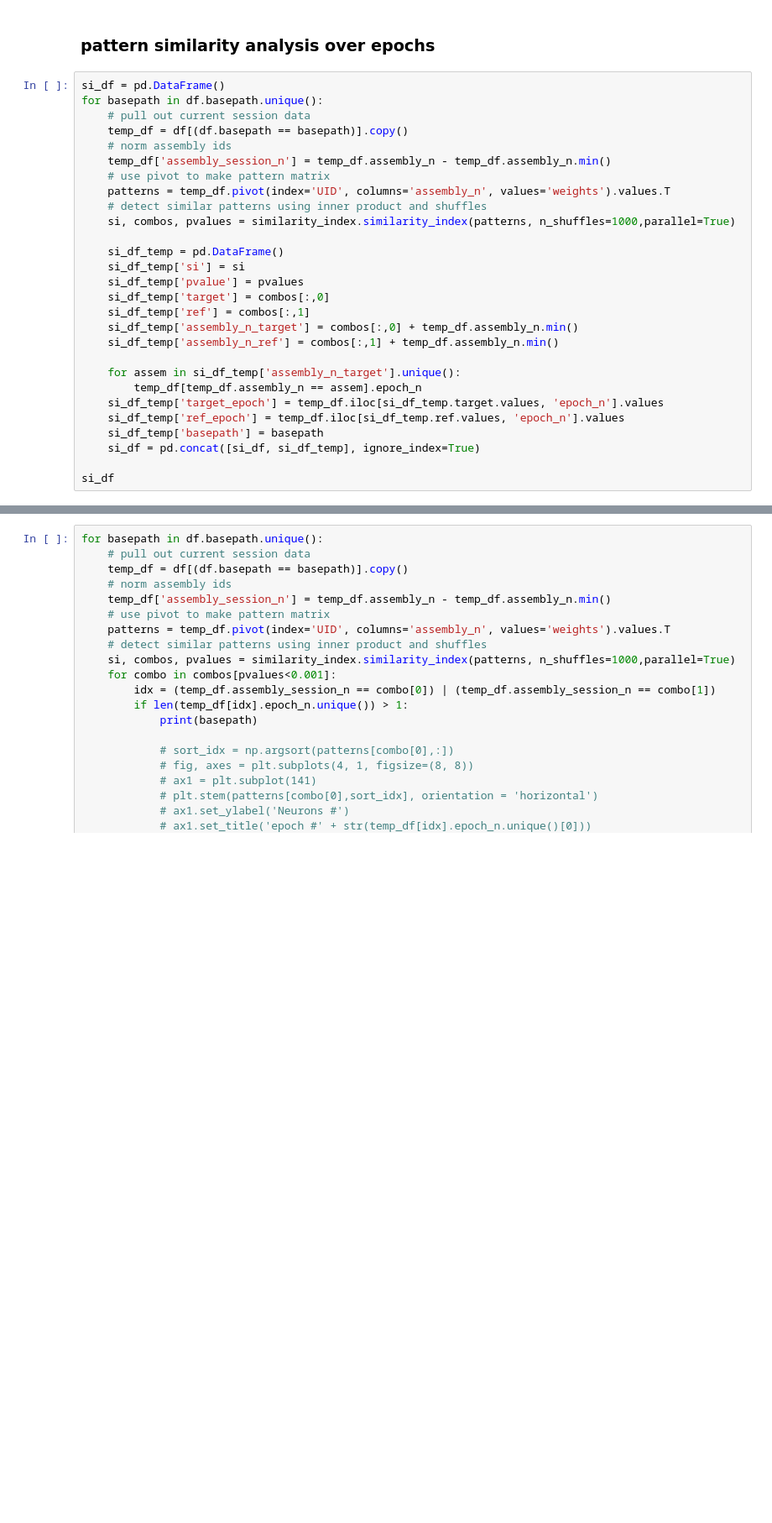
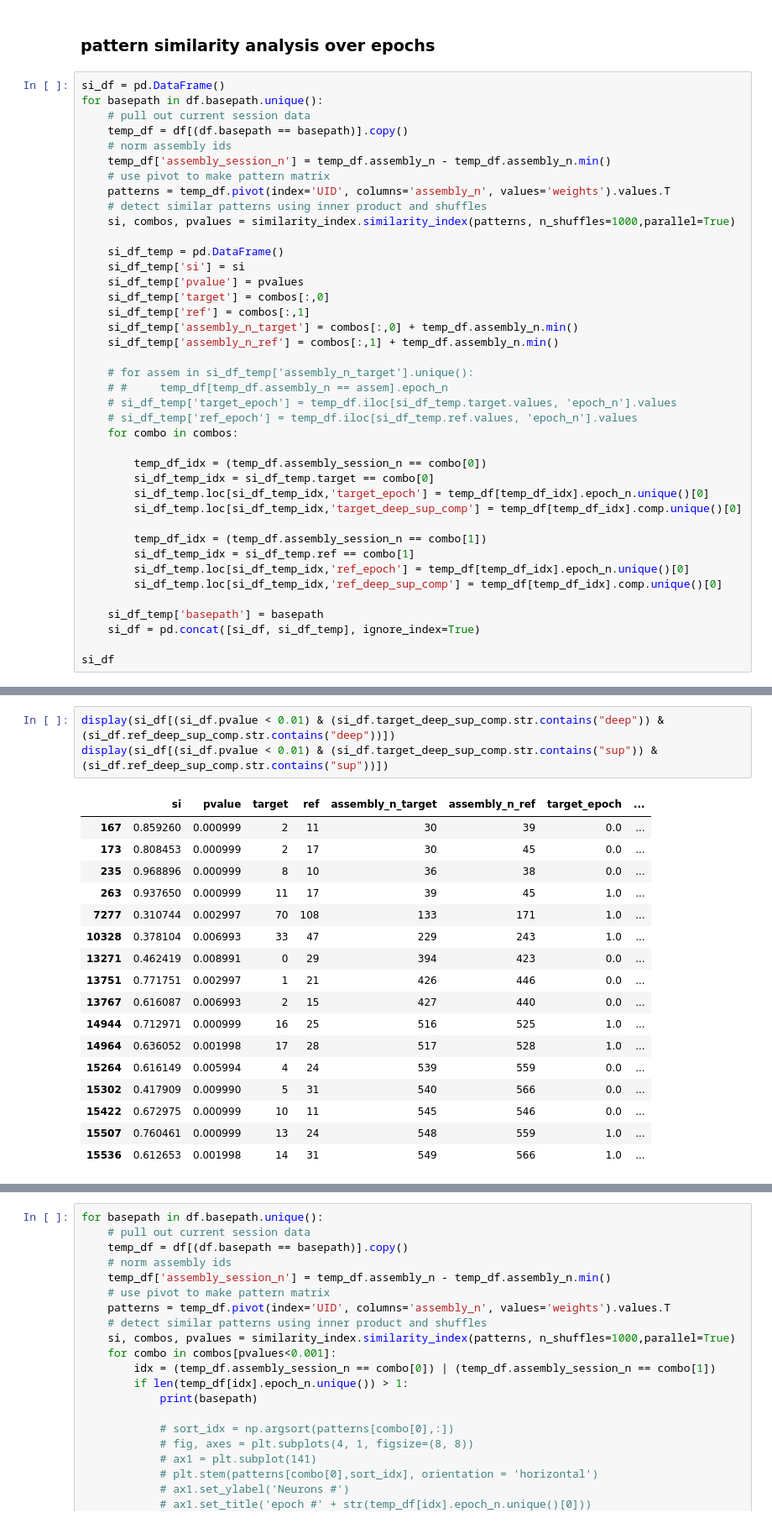
Before and after one commit to ryanharvey1/ripple_heterogeneity, a Jupyter notebook: scripts/assembly/assembly_pre_task_post.ipynb, the cells around one changed output, grey strips where cells are left out. Shown at 84% size. Saved outputs shown, nothing was run; the diff lists cells and outputs as text; blank space fills up the shorter version.

```diff
--- a/scripts/assembly/assembly_pre_task_post.ipynb
+++ b/scripts/assembly/assembly_pre_task_post.ipynb
@@ -458,10 +496,22 @@ for basepath in df.basepath.unique():
     si_df_temp['assembly_n_target'] = combos[:,0] + temp_df.assembly_n.min()
     si_df_temp['assembly_n_ref'] = combos[:,1] + temp_df.assembly_n.min()
 
-    for assem in si_df_temp['assembly_n_target'].unique():
-        temp_df[temp_df.assembly_n == assem].epoch_n
-    si_df_temp['target_epoch'] = temp_df.iloc[si_df_temp.target.values, 'epoch_n'].values
-    si_df_temp['ref_epoch'] = temp_df.iloc[si_df_temp.ref.values, 'epoch_n'].values
+    # for assem in si_df_temp['assembly_n_target'].unique():
+    # #     temp_df[temp_df.assembly_n == assem].epoch_n
+    # si_df_temp['target_epoch'] = temp_df.iloc[si_df_temp.target.values, 'epoch_n'].values
+    # si_df_temp['ref_epoch'] = temp_df.iloc[si_df_temp.ref.values, 'epoch_n'].values
+    for combo in combos:
+
+        temp_df_idx = (temp_df.assembly_session_n == combo[0])
+        si_df_temp_idx = si_df_temp.target == combo[0]
+        si_df_temp.loc[si_df_temp_idx,'target_epoch'] = temp_df[temp_df_idx].epoch_n.unique()[0]
+        si_df_temp.loc[si_df_temp_idx,'target_deep_sup_comp'] = temp_df[temp_df_idx].comp.unique()[0]
+
+        temp_df_idx = (temp_df.assembly_session_n == combo[1])
+        si_df_temp_idx = si_df_temp.ref == combo[1]
+        si_df_temp.loc[si_df_temp_idx,'ref_epoch'] = temp_df[temp_df_idx].epoch_n.unique()[0]
+        si_df_temp.loc[si_df_temp_idx,'ref_deep_sup_comp'] = temp_df[temp_df_idx].comp.unique()[0]
+
     si_df_temp['basepath'] = basepath
     si_df = pd.concat([si_df, si_df_temp], ignore_index=True)
 
@@ -503,0 +533,21 @@ Name: 235, dtype: object
+# %%
+display(si_df[(si_df.pvalue < 0.01) & (si_df.target_deep_sup_comp.str.contains("deep")) & (si_df.ref_deep_sup_comp.str.contains("deep"))])
+display(si_df[(si_df.pvalue < 0.01) & (si_df.target_deep_sup_comp.str.contains("sup")) & (si_df.ref_deep_sup_comp.str.contains("sup"))])
+# %% [output]
+|  | si | pvalue | target | ref | assembly_n_target | assembly_n_ref | target_epoch | ... |
+| 167 | 0.859260 | 0.000999 | 2 | 11 | 30 | 39 | 0.0 | ... |
+| 173 | 0.808453 | 0.000999 | 2 | 17 | 30 | 45 | 0.0 | ... |
+| 235 | 0.968896 | 0.000999 | 8 | 10 | 36 | 38 | 0.0 | ... |
+| 263 | 0.937650 | 0.000999 | 11 | 17 | 39 | 45 | 1.0 | ... |
+| 7277 | 0.310744 | 0.002997 | 70 | 108 | 133 | 171 | 1.0 | ... |
+| 10328 | 0.378104 | 0.006993 | 33 | 47 | 229 | 243 | 1.0 | ... |
+| 13271 | 0.462419 | 0.008991 | 0 | 29 | 394 | 423 | 0.0 | ... |
+| 13751 | 0.771751 | 0.002997 | 1 | 21 | 426 | 446 | 0.0 | ... |
+| 13767 | 0.616087 | 0.006993 | 2 | 15 | 427 | 440 | 0.0 | ... |
+| 14944 | 0.712971 | 0.000999 | 16 | 25 | 516 | 525 | 1.0 | ... |
+| 14964 | 0.636052 | 0.001998 | 17 | 28 | 517 | 528 | 1.0 | ... |
+| 15264 | 0.616149 | 0.005994 | 4 | 24 | 539 | 559 | 0.0 | ... |
+| 15302 | 0.417909 | 0.009990 | 5 | 31 | 540 | 566 | 0.0 | ... |
+| 15422 | 0.672975 | 0.000999 | 10 | 11 | 545 | 546 | 0.0 | ... |
+| 15507 | 0.760461 | 0.000999 | 13 | 24 | 548 | 559 | 1.0 | ... |
+| 15536 | 0.612653 | 0.001998 | 14 | 31 | 549 | 566 | 1.0 | ... |
```
Also changed, not shown: parts of 11 cells of this notebook.
